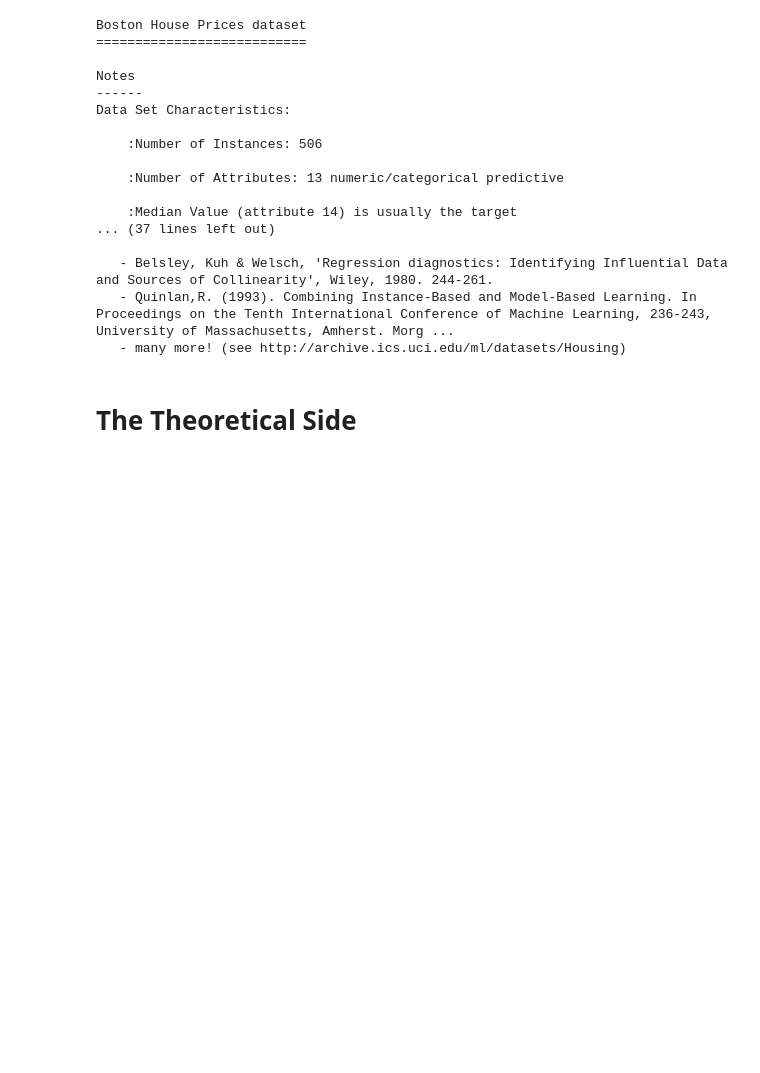
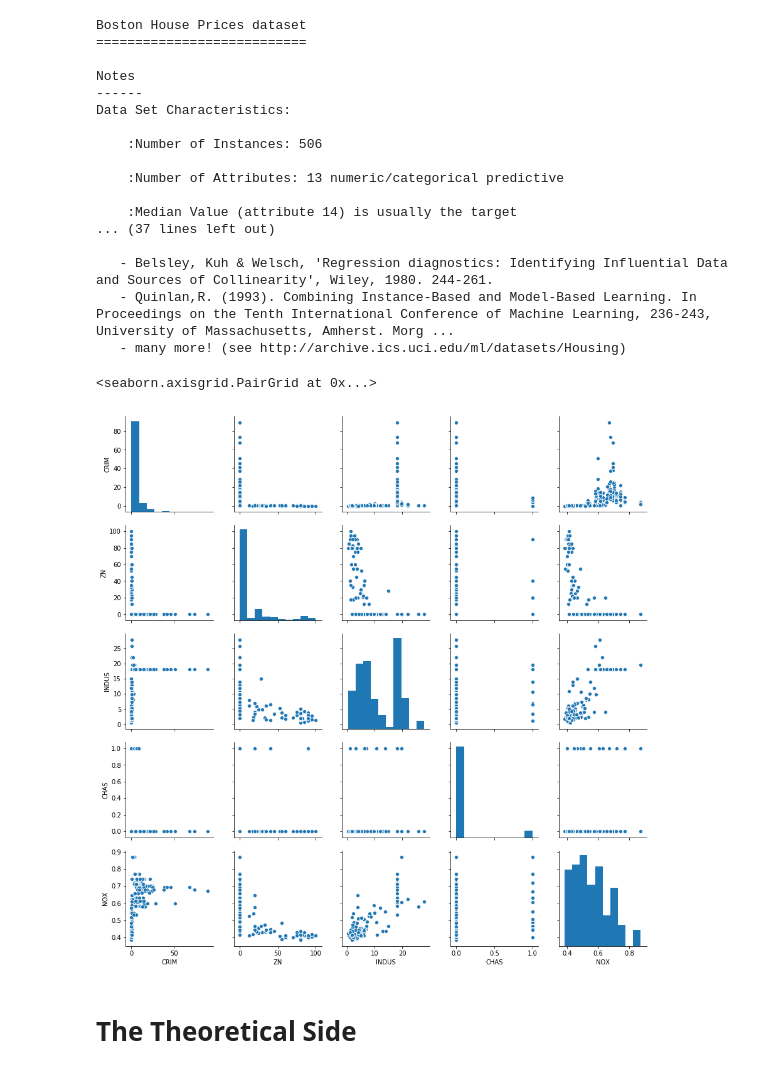
Before and after one commit to nickyeolk/aiap_projects, a Jupyter notebook: aiap-week2/Week 2 - Statistical Learning - Release.ipynb, the cells around one changed output. Saved outputs shown, nothing was run; the diff lists cells and outputs as text; code cells hidden in the pictures; blank space fills up the shorter version.

```diff
--- a/aiap-week2/Week 2 - Statistical Learning - Release.ipynb
+++ b/aiap-week2/Week 2 - Statistical Learning - Release.ipynb
@@ -77,6 +80,12 @@ Data Set Characteristics:
    - Belsley, Kuh & Welsch, 'Regression diagnostics: Identifying Influential Data and Sources of Collinearity', Wiley, 1980. 244-261.
    - Quinlan,R. (1993). Combining Instance-Based and Model-Based Learning. In Proceedings on the Tenth International Conference of Machine Learning, 236-243, University of Massachusetts, Amherst. Morg ...
    - many more! (see http://archive.ics.uci.edu/ml/datasets/Housing)
+# %%
+sns.pairplot(df_raw.iloc[:,:5])
+# df_raw
+# %% [output]
+<seaborn.axisgrid.PairGrid at 0x...>
+[figure, added]
 # %% [markdown]
 # The Theoretical Side
 # %% [markdown]
```
Also changed, not shown: parts of 36 cells of this notebook.
